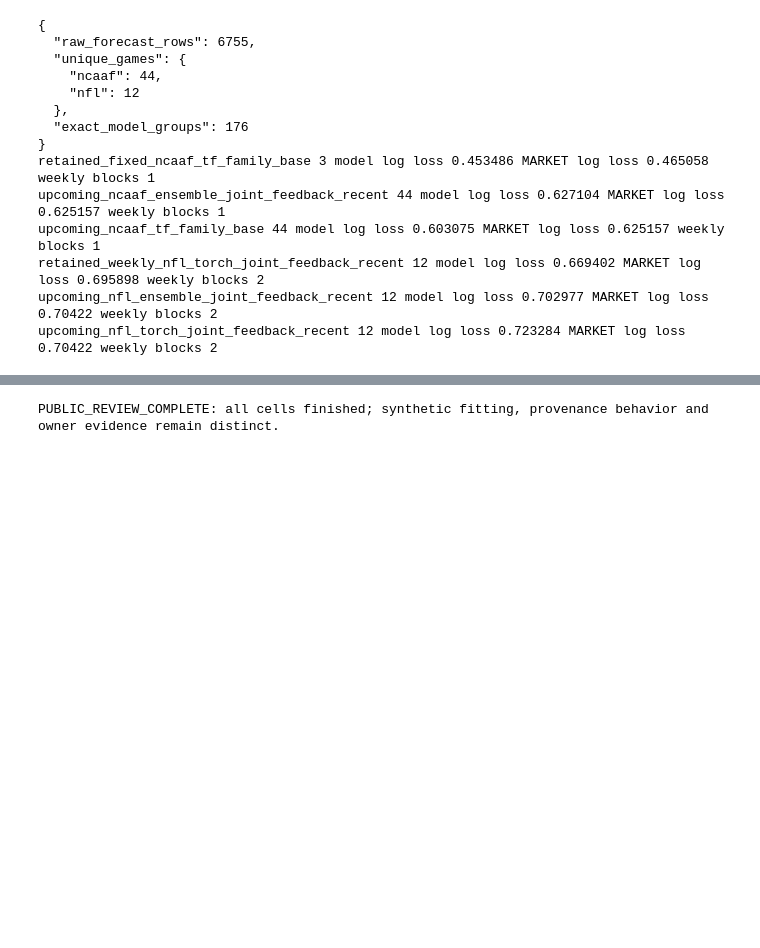
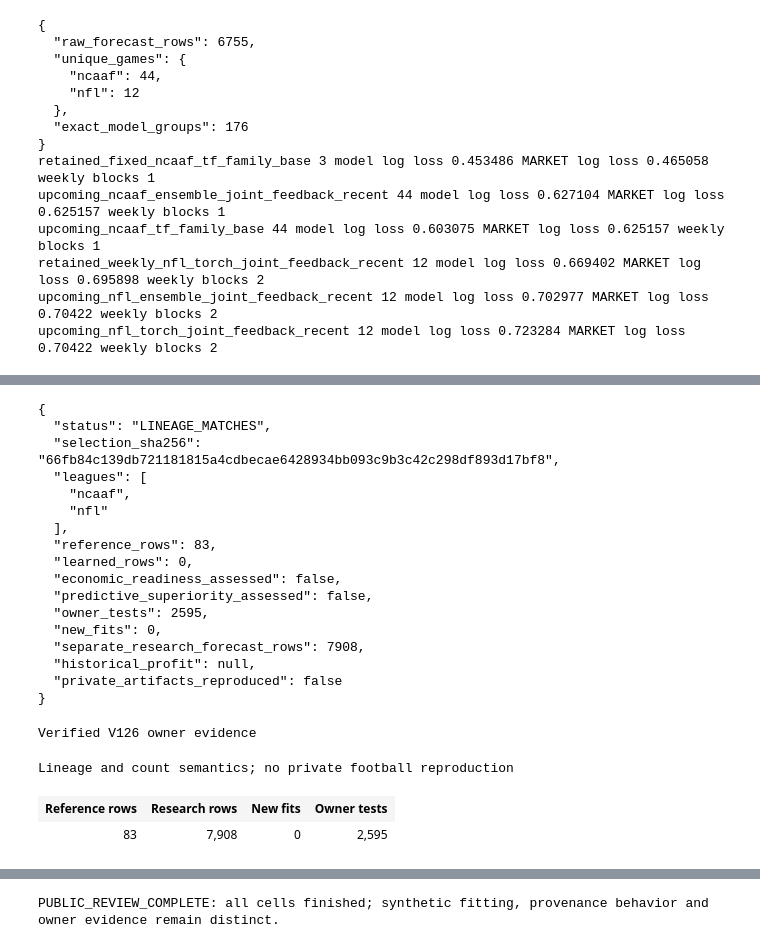
Before and after one commit to alvaromendizabal/sports-edge-lab, a Jupyter notebook: notebooks/engineering_review.ipynb, the cells around one changed output, grey strips where cells are left out. Drawn from its saved outputs; the diff is of its cells as text; code cells hidden in the pictures; blank space fills up the shorter version.

```diff
--- a/notebooks/engineering_review.ipynb
+++ b/notebooks/engineering_review.ipynb
@@ -327,0 +439,31 @@ upcoming_nfl_torch_joint_feedback_recent 12 model log loss 0.723284 MARKET log l
+# %%
+from examples.review_lab.serving_lineage import SOURCE as serving_source, validate_public_receipt
+serving_receipt = json.loads(serving_source.read_text())
+serving = validate_public_receipt(serving_receipt)
+assert serving["owner_tests"] == 2595 and serving["new_fits"] == 0
+assert serving["reference_rows"] == 83 and serving["learned_rows"] == 0
+assert serving["historical_profit"] is None
+display(HTML("<h3>Verified V126 owner evidence</h3><table><caption>Lineage and count semantics; no private football reproduction</caption><tr><th>Reference rows</th><th>Research rows</th><th>New fits</th><th>Owner tests</th></tr><tr><td>83</td><td>7,908</td><td>0</td><td>2,595</td></tr></table>"))
+print(json.dumps(serving, indent=2))
+# %% [output]
+{
+  "status": "LINEAGE_MATCHES",
+  "selection_sha256": "66fb84c139db721181815a4cdbecae6428934bb093c9b3c42c298df893d17bf8",
+  "leagues": [
+    "ncaaf",
+    "nfl"
+  ],
+  "reference_rows": 83,
+  "learned_rows": 0,
+  "economic_readiness_assessed": false,
+  "predictive_superiority_assessed": false,
+  "owner_tests": 2595,
+  "new_fits": 0,
+  "separate_research_forecast_rows": 7908,
+  "historical_profit": null,
+  "private_artifacts_reproduced": false
+}
+Verified V126 owner evidence
+Lineage and count semantics; no private football reproduction
+| Reference rows | Research rows | New fits | Owner tests |
+| 83 | 7,908 | 0 | 2,595 |
```
Also changed, not shown: parts of 11 cells of this notebook, 41 other files.
